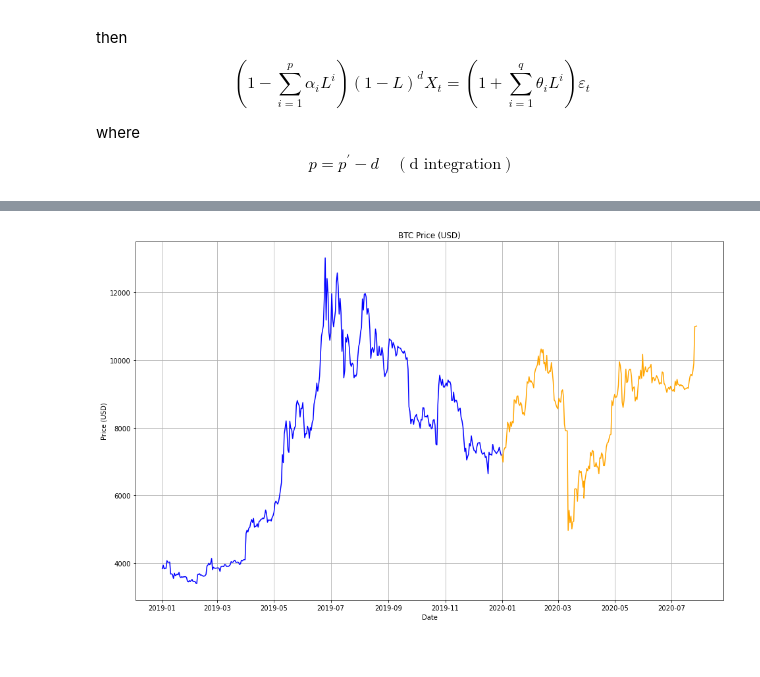
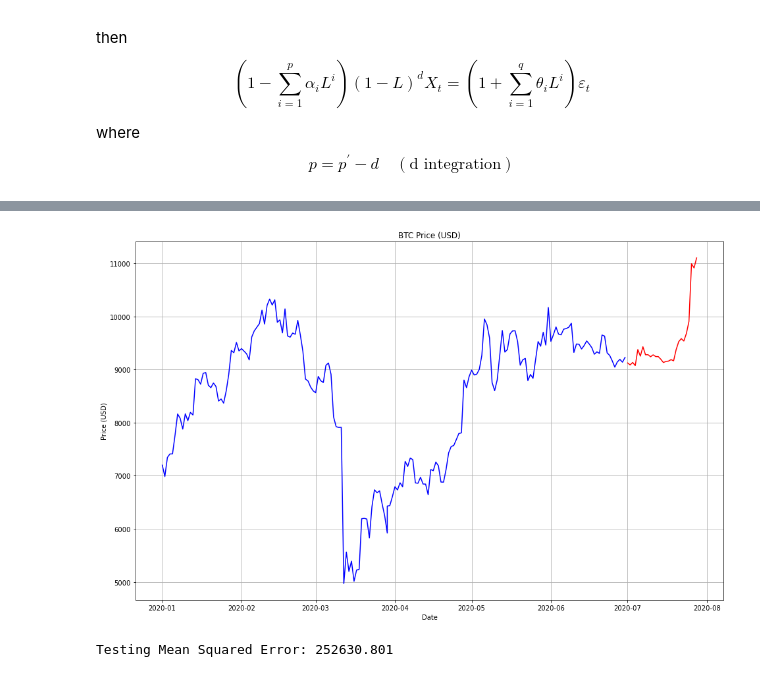
Before and after one commit to Wenbo-Git/Data-Science, a Jupyter notebook: Time Series/Time Series.ipynb, the cells around one changed output, grey strips where cells are left out. Cells and saved outputs as stored; diff of their text form; code cells hidden in the pictures.

```diff
--- a/Time Series/Time Series.ipynb
+++ b/Time Series/Time Series.ipynb
@@ -42,6 +44,6 @@ from sklearn.metrics import mean_squared_error
 # %%
-start = dt.datetime(2019, 1, 1)
-end = dt.datetime(2020, 7, 28)
+start = dt.datetime(2020, 1, 1)
+end = dt.datetime(2020, 7, 30)
 data = web.DataReader("BTC-USD", "yahoo", start, end)
 # %%
 print(data.head())
@@ -71,16 +117,16 @@ Text(0.5, 1.0, 'BTC Autocorrelation plot')
 # %%
 df = pd.DataFrame(data, columns=["Close", "Volume"])
 df = df.reset_index()
-train = df[df["Date"] < "2020-01-01"]
-test = df[df["Date"] >= "2020-01-01"]
+train = df[df["Date"] < "2020-07-01"]
+test = df[df["Date"] >= "2020-07-01"]
 # %%
 plt.figure(figsize=(16,10))
 plt.grid(True)
 plt.xlabel('Date')
 plt.ylabel('Price (USD)')
 plt.plot(train['Date'], train['Close'], 'blue', label = 'Train data')
-plt.plot(test['Date'], test['Close'], 'orange', label = 'Test data')
+plt.plot(test['Date'], test['Close'], 'red', label = 'Test data')
 plt.title('BTC Price (USD)')
 plt.show()
 # %% [output]
-[figure, old version]
+[figure, new version]
@@ -93,0 +136,8 @@ history = [x for x in train_ar]
+# %%
+model = ARIMA(train_val, order=(10,1,0))
+model_fit = model.fit(disp=0)
+predictions = model_fit.forecast(len(test_val))
+error = mean_squared_error(test_val, predictions[0])
+print('Testing Mean Squared Error: %.3f' % error)
+# %% [output]
+Testing Mean Squared Error: 252630.801
```
Also changed, not shown: parts of 12 cells of this notebook.
